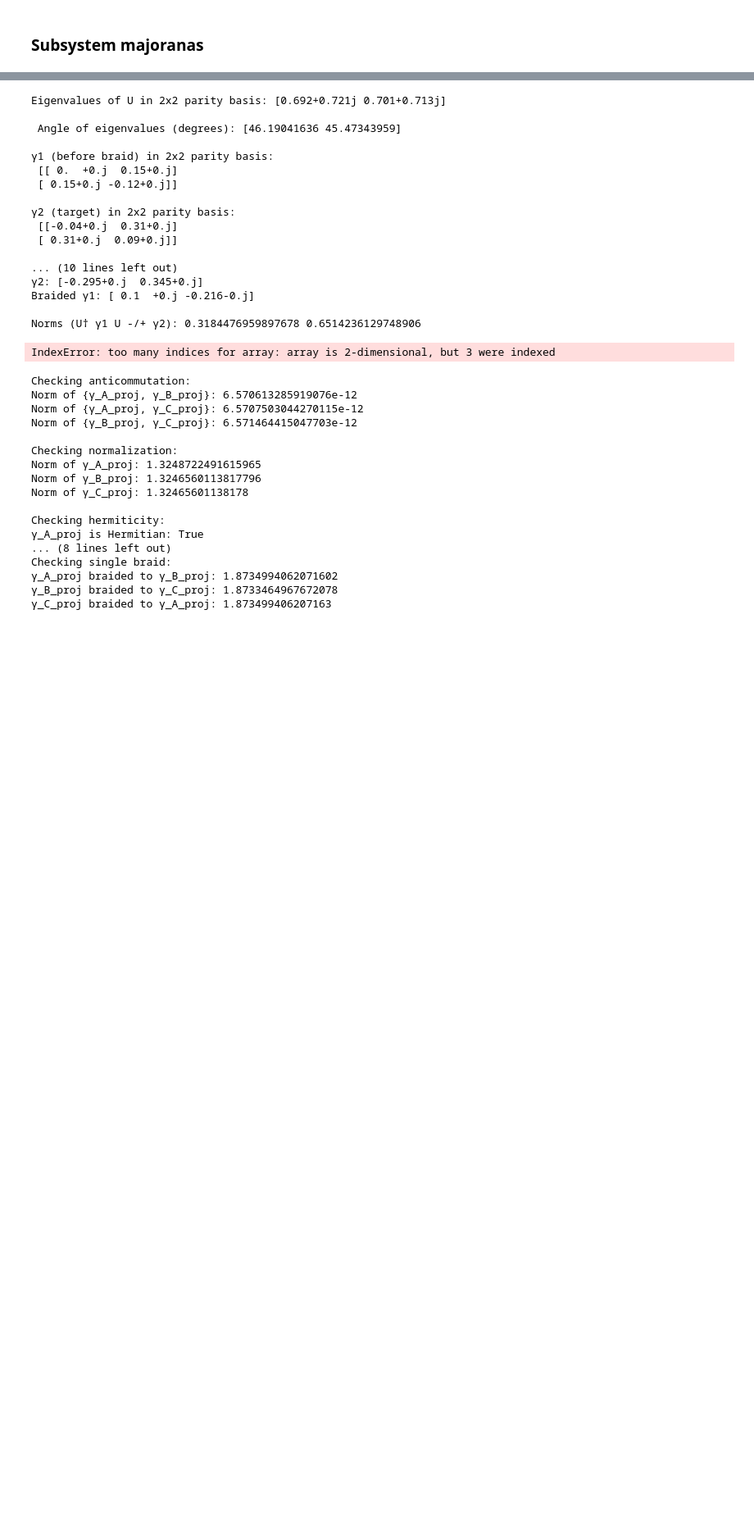
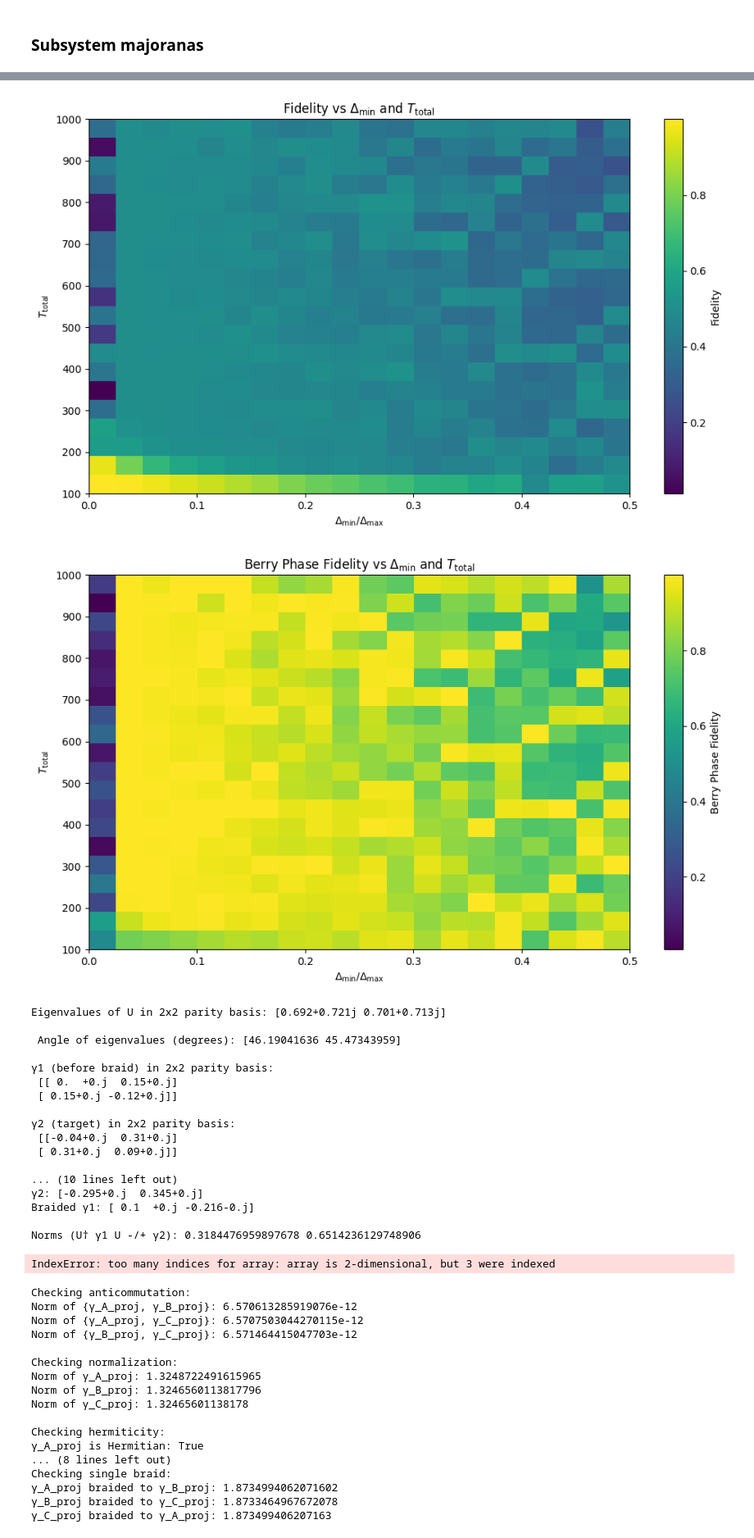
Before and after one commit to hishemok/MasterThesis, a Jupyter notebook: src/braiding/braiding.ipynb, the cells around one changed output, grey strips where cells are left out. Shown at 82% size. Drawn from its saved outputs; the diff is of its cells as text; code cells hidden in the pictures; blank space fills up the shorter version.

```diff
--- a/src/braiding/braiding.ipynb
+++ b/src/braiding/braiding.ipynb
@@ -1601,0 +1754,12 @@ HA |o> = E|o>?: 1.775499310610369e-15
+# %%
+above_99 = np.where((Fidelity_targets > 0.999) & (Fidelity_Berry_targets > 0.999))
+optimal_Ts = T_vals[above_99[0]]
+optimal_dmins = dmin_factor[above_99[1]]
+print(f"Parameters where both fidelities are above 0.999:")
+
+for i in range(len(optimal_Ts)):
+    T = optimal_Ts[i]
+    dmin = optimal_dmins[i]
+    fid = Fidelity_targets[above_99][i]
+    berry_fid = Fidelity_Berry_targets[above_99][i]
+    print(f"T_total: {T:.3f}, Δ_min/Δ_max: {dmin:.3f}, Fidelity: {fid:.4f}, Berry Phase Fidelity: {berry_fid:.4f}")
@@ -1776,3 +2330,28 @@ U† (U† γ_C U) U vs γ_C:
+# %%
+Fidelity_targets = np.array(Fidelity_targets).reshape(len(T_vals), len(dmin_factor))
+Fidelity_Berry_targets = np.array(Fidelity_Berry_targets).reshape(len(T_vals), len(dmin_factor))
+plt.figure(figsize=(10, 6))
+plt.imshow(Fidelity_targets, extent=(dmin_factor[0], dmin_factor[-1], T_vals[0], T_vals[-1]), aspect='auto', origin='lower', cmap='viridis')
+plt.colorbar(label='Fidelity')
+plt.xlabel(r'$Δ_{\text{min}}/Δ_{\text{max}}$')
+plt.ylabel(r'$T_{\text{total}}$')
+plt.title(r'Fidelity vs $Δ_{\text{min}}$ and $T_{\text{total}}$')
+plt.tight_layout()
+
+plt.show()
+
+plt.figure(figsize=(10, 6))
+plt.imshow(Fidelity_Berry_targets, extent=(dmin_factor[0], dmin_factor[-1], T_vals[0], T_vals[-1]), aspect='auto', origin='lower', cmap='viridis')
+plt.colorbar(label='Berry Phase Fidelity')
+plt.xlabel(r'$Δ_{\text{min}}/Δ_{\text{max}}$')
+plt.ylabel(r'$T_{\text{total}}$')
+plt.title(r'Berry Phase Fidelity vs $Δ_{\text{min}}$ and $T_{\text{total}}$')
+plt.tight_layout()
+plt.show()
+plt.show()
+# %% [output]
+[figure, added]
+[figure, added]
 # %%
 import numpy as np
 
```
Also changed, not shown: parts of 35 cells of this notebook, 8 other files.
